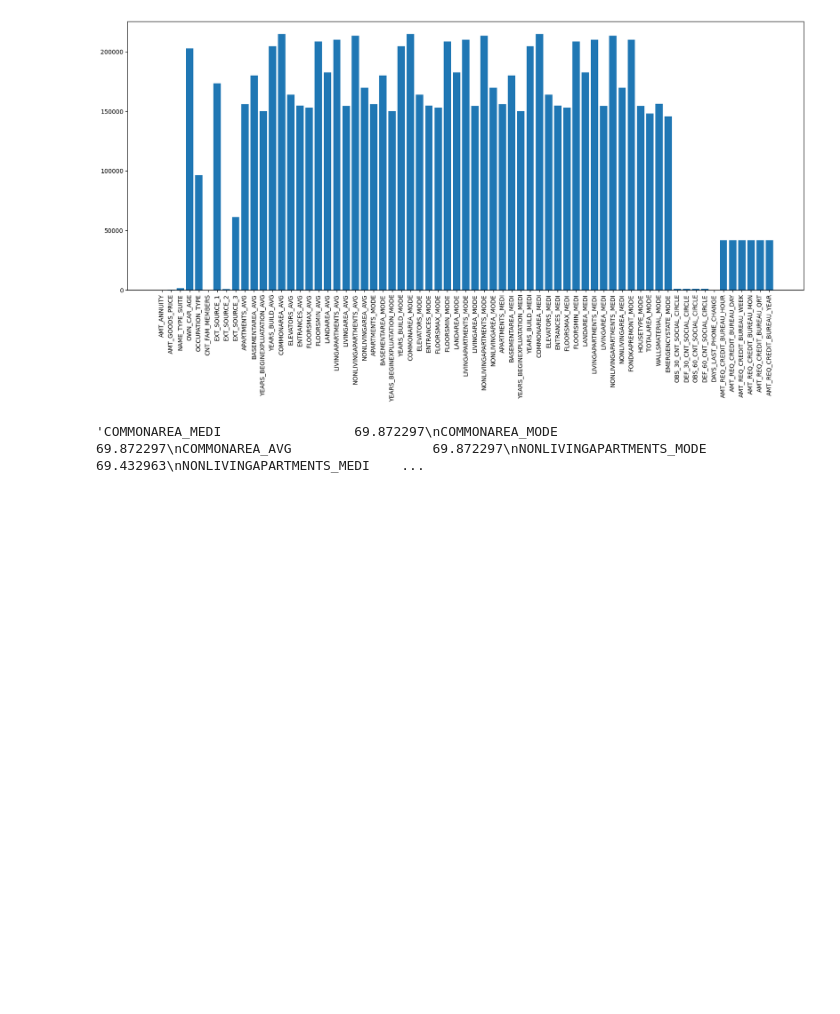
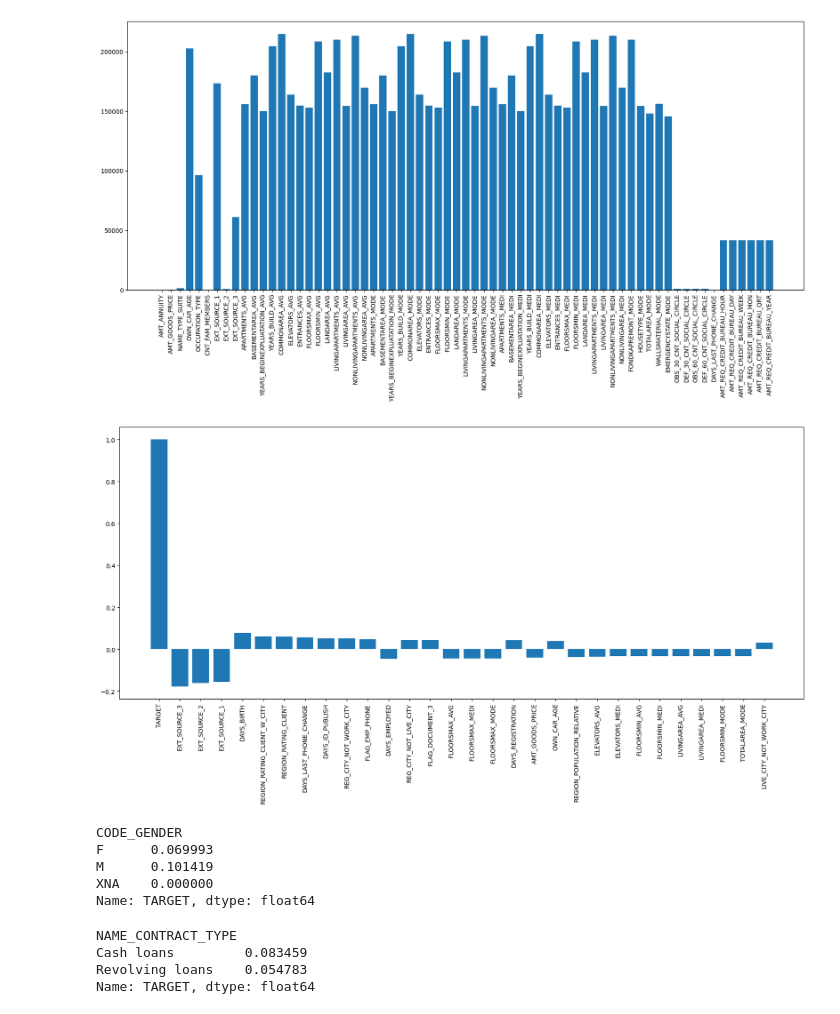
Before and after one commit to yelishuang/Home-Credit-Solution-like, a Jupyter notebook: notebooks/01_EDA.ipynb, the cells around one changed output. Cells and saved outputs as stored; diff of their text form; code cells hidden in the pictures; blank space fills up the shorter version.

```diff
--- a/notebooks/01_EDA.ipynb
+++ b/notebooks/01_EDA.ipynb
@@ -86,7 +93,29 @@ plt.xticks(rotation=90)
 plt.show()
 # %% [output]
 [figure]
-# %%
-(missing_gt0 / len(df) * 100 ).sort_values(ascending=False).to_string()
-# %% [output]
-'COMMONAREA_MEDI                 69.872297\nCOMMONAREA_MODE                 69.872297\nCOMMONAREA_AVG                  69.872297\nNONLIVINGAPARTMENTS_MODE        69.432963\nNONLIVINGAPARTMENTS_MEDI    ...
+# %%
+corr = df.corr(numeric_only=True)['TARGET'].sort_values(ascending=False)
+# %%
+
+corr_abs30_name = corr.abs().sort_values(ascending=False)[0:30].index
+plt.figure(figsize=(20,8))
+plt.bar(corr_abs30_name,corr[corr_abs30_name])
+plt.xticks(rotation=90)
+plt.show()
+# %% [output]
+[figure, added]
+# %%
+df.groupby('CODE_GENDER')['TARGET'].mean()
+# %% [output]
+CODE_GENDER
+F      0.069993
+M      0.101419
+XNA    0.000000
+Name: TARGET, dtype: float64
+# %%
+df.groupby('NAME_CONTRACT_TYPE')['TARGET'].mean()
+# %% [output]
+NAME_CONTRACT_TYPE
+Cash loans         0.083459
+Revolving loans    0.054783
+Name: TARGET, dtype: float64
```
Also changed, not shown: parts of 9 cells of this notebook.
